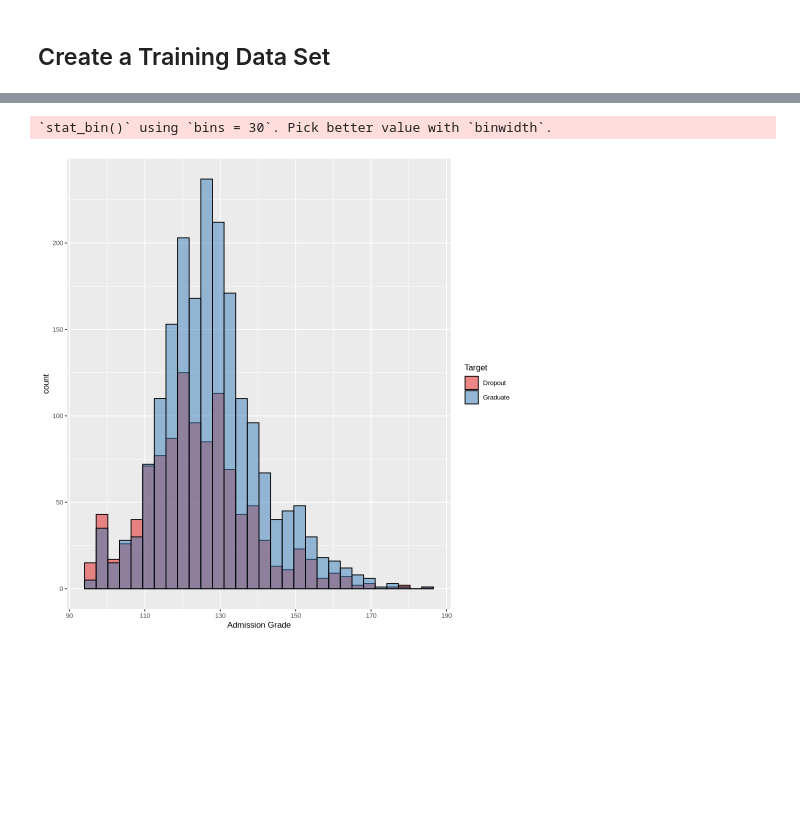
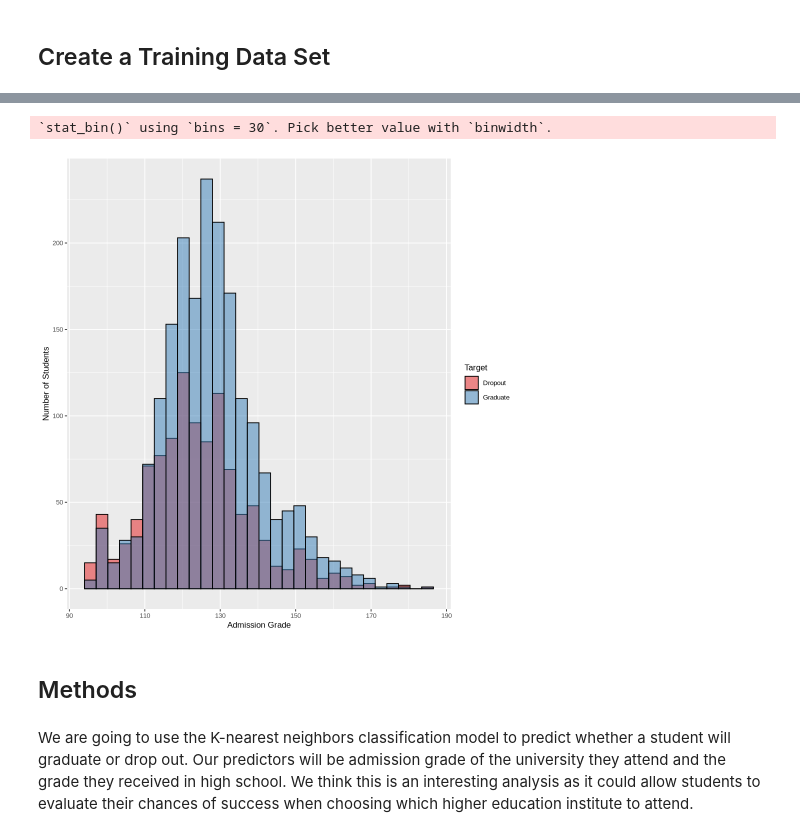
Before and after one commit to jternier/dsci_100_project, a Jupyter notebook: tidy_data/tidy_data.ipynb, the cells around one changed output, grey strips where cells are left out. Cells and saved outputs as stored; diff of their text form; code cells hidden in the pictures; blank space fills up the shorter version.

```diff
--- a/tidy_data/tidy_data.ipynb
+++ b/tidy_data/tidy_data.ipynb
@@ -104,12 +108,16 @@ grade_plot
 # %%
 options(repr.plot.width = 8, repr.plot.height = 8)
 grade_plot <- tidy_data |>
   ggplot(aes(x = Admission_grade, fill = Target)) +
   geom_histogram(color = 'Black', alpha = 0.5, position = "identity") +
-  labs( x = "Admission Grade", fill = "Target") +
+  labs( x = "Admission Grade", y = "Number of Students", fill = "Target") +
   scale_fill_brewer(palette = 'Set1') +
 theme(text = element_text(size = 10))
 grade_plot
 # %% [output]
 `stat_bin()` using `bins = 30`. Pick better value with `binwidth`.
-[figure, old version]
+[figure, new version]
+# %% [markdown]
+## Methods
+# %% [markdown]
+We are going to use the K-nearest neighbors classification model to predict whether a student will graduate or drop out. Our predictors will be admission grade of the university they attend and the grade they received in high school. We think this is an interesting analysis as it could allow students to evaluate their chances of success when choosing which higher education institute to attend.
```
Also changed, not shown: parts of 5 cells of this notebook.
